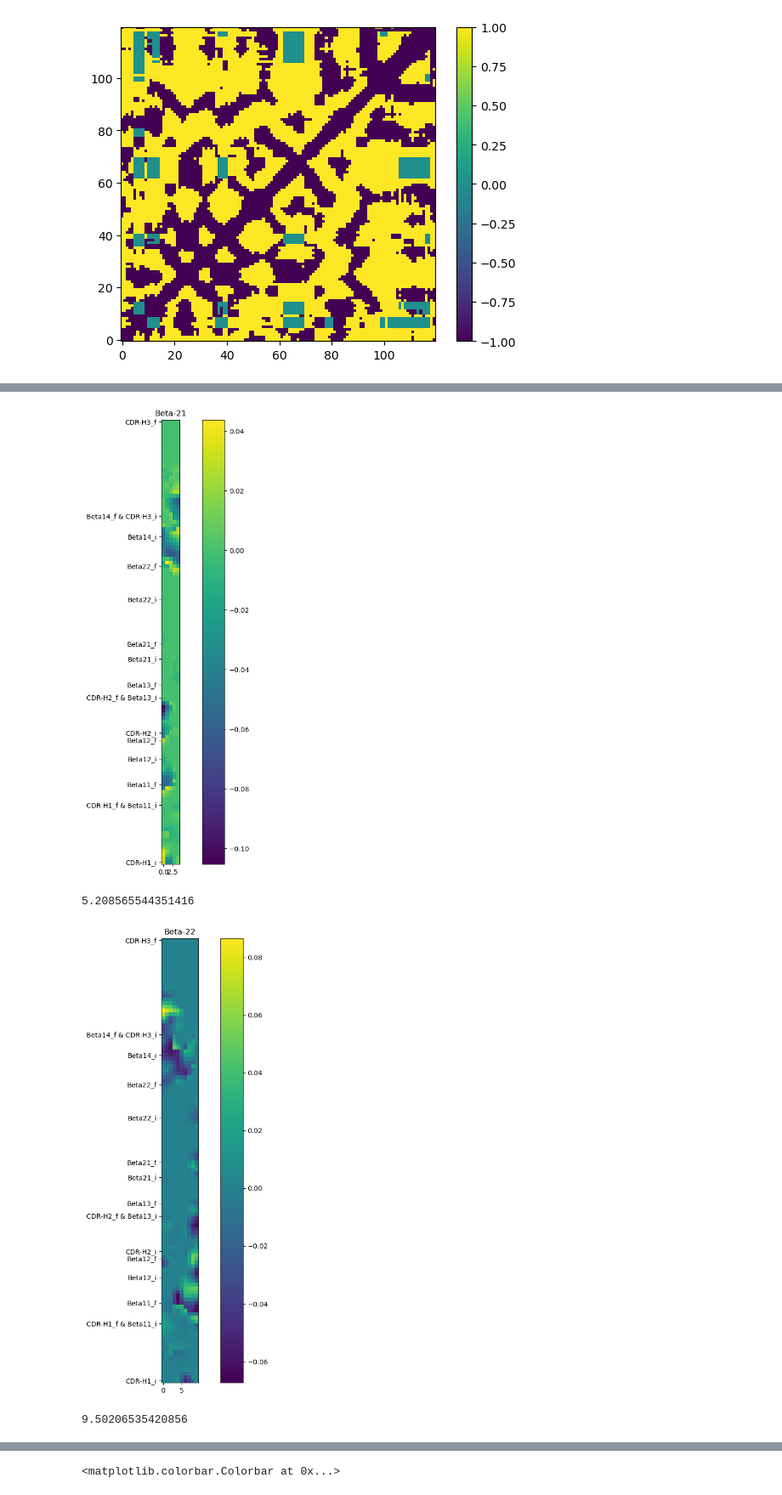
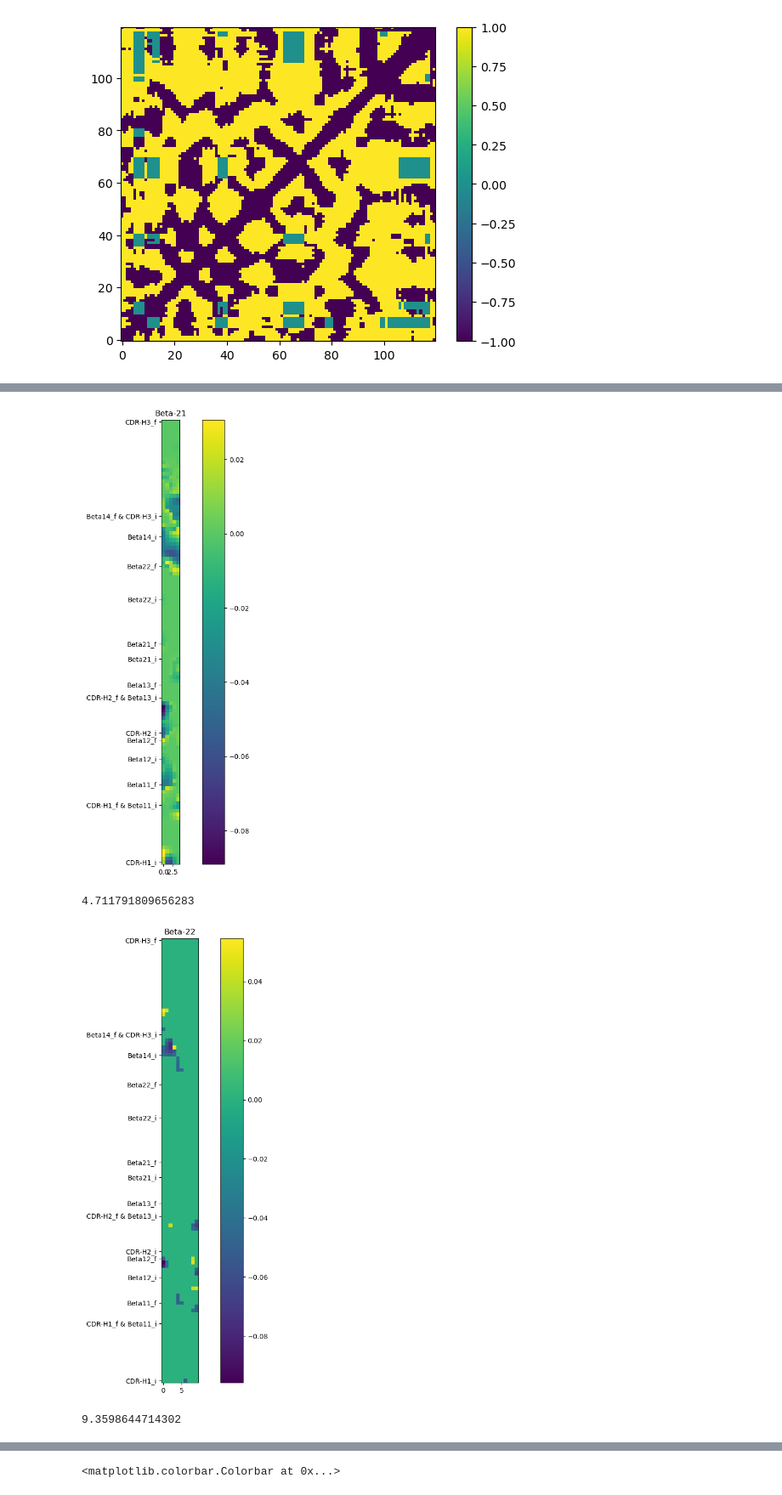
Before and after one commit to kevinmicha/ANTIPASTI, a Jupyter notebook: NMA CNN.ipynb, the cells around one changed output, grey strips where cells are left out. Shown at 85% size. Drawn from its saved outputs; the diff is of its cells as text; code cells hidden in the pictures.

```diff
--- a/NMA CNN.ipynb
+++ b/NMA CNN.ipynb
@@ -447,6 +447,6 @@ for i in range(2):# defining the number of epochs
     for epoch in range(n_max_epochs):
         tr_loss, val_loss, inter_filter, y_val, output_val = train(epoch)
         #scheduler.step()
-        if tr_loss < 1.3 and val_loss < 1.05:
+        if tr_loss < 1.3 and val_loss < 0.95:
             break
 # %% [output]
@@ -844,20 +854,20 @@ plt.title('Beta-21')
 plt.show()
 print(abs(beta21_corr).sum())#/beta21_corr.shape[1])
 # %% [output]
-[figure, old version]
+[figure, new version]
-5.208565544351416
+4.711791809656283
 # %%
 plt.figure(figsize=(12, 12))
 beta22_corr = masked_img[:, beta22_coord]
-plt.imshow(np.where(abs(beta22_corr)<0, 0, beta22_corr), origin='lower')
+plt.imshow(np.where(abs(beta22_corr)<0.04, 0, beta22_corr), origin='lower')
 plt.yticks(ticks, ticks_labels, fontsize=10)
 plt.colorbar()
 plt.title('Beta-22')
 plt.show()
 print(abs(beta22_corr).sum())#/beta22_corr.shape[1])
 # %% [output]
-[figure, old version]
+[figure, new version]
-9.50206535420856
+9.3598644714302
 # %%
 plt.figure(figsize=(12, 12))
 beta14_corr = masked_img[:, beta14_coord]
```
Also changed, not shown: parts of 26 cells of this notebook, 2 other files.
